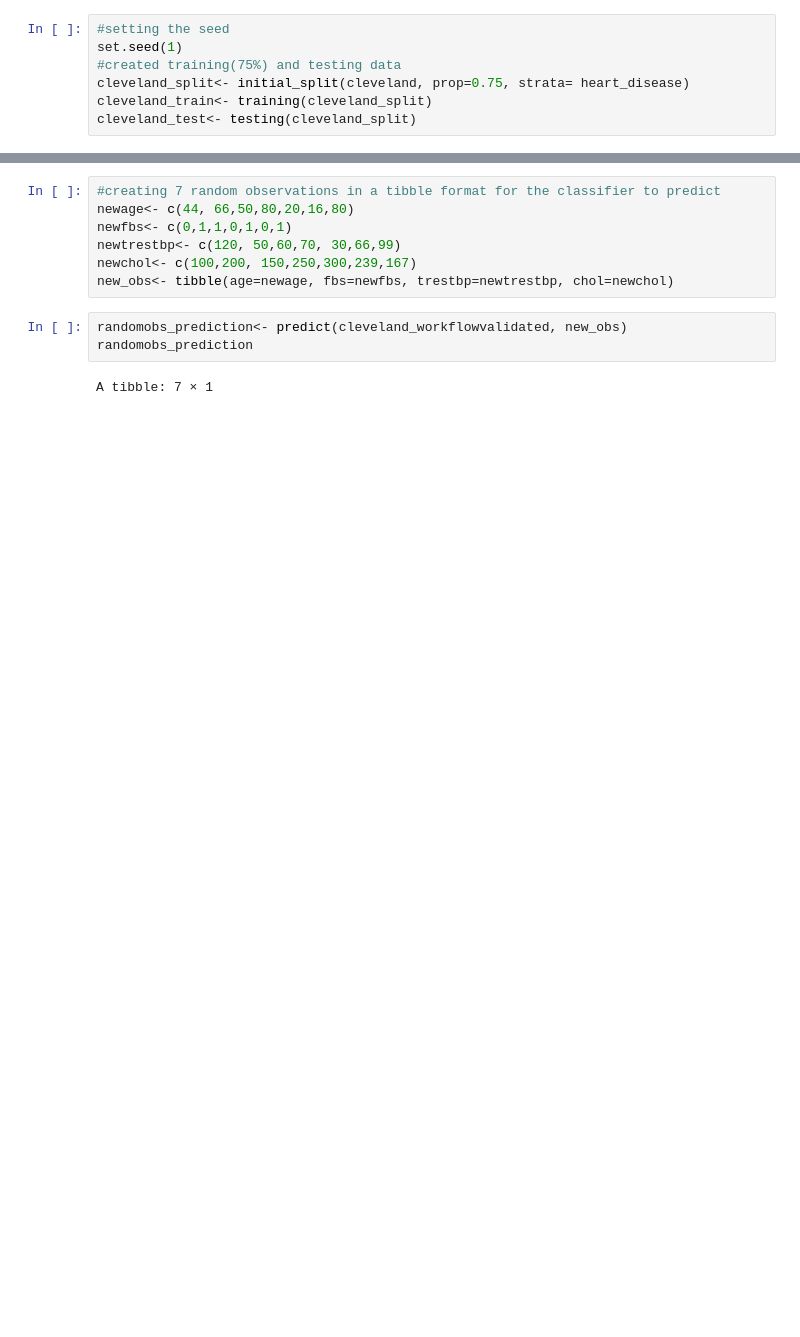
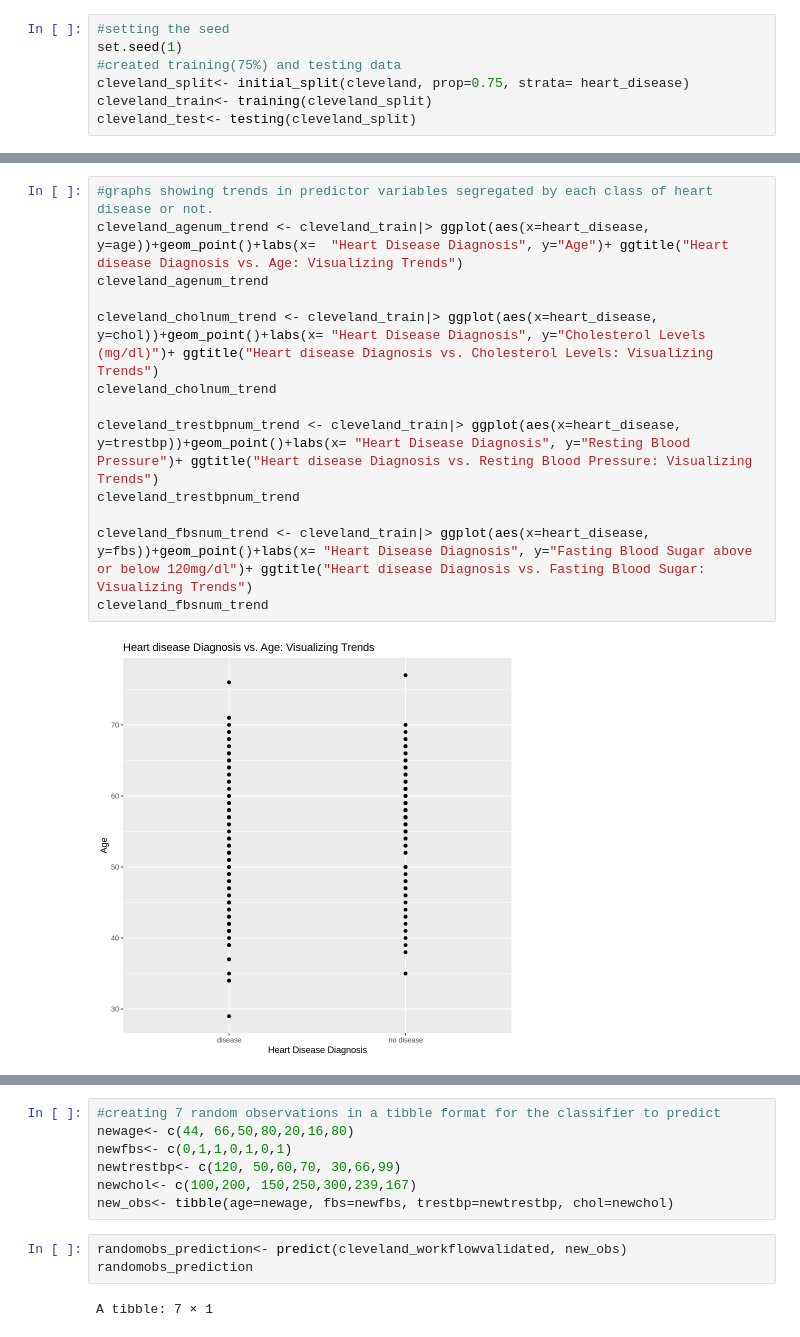
Before and after one commit to jainnsuhani/dsci-100-2023S1-group-21, a Jupyter notebook: heart_disease.ipynb, the cells around one changed output, grey strips where cells are left out. Drawn from its saved outputs; the diff is of its cells as text; blank space fills up the shorter version.

```diff
--- a/heart_disease.ipynb
+++ b/heart_disease.ipynb
@@ -316,0 +319,15 @@ cleveland_fbsnum_trend
+# %%
+#graphs showing trends in predictor variables segregated by each class of heart disease or not.
+cleveland_agenum_trend <- cleveland_train|> ggplot(aes(x=heart_disease, y=age))+geom_point()+labs(x=  "Heart Disease Diagnosis", y="Age")+ ggtitle("Heart disease Diagnosis vs. Age: Visualizing Trends")
+cleveland_agenum_trend
+
+cleveland_cholnum_trend <- cleveland_train|> ggplot(aes(x=heart_disease, y=chol))+geom_point()+labs(x= "Heart Disease Diagnosis", y="Cholesterol Levels (mg/dl)")+ ggtitle("Heart disease Diagnosis vs. Cholesterol Levels: Visualizing Trends")
+cleveland_cholnum_trend
+
+cleveland_trestbpnum_trend <- cleveland_train|> ggplot(aes(x=heart_disease, y=trestbp))+geom_point()+labs(x= "Heart Disease Diagnosis", y="Resting Blood Pressure")+ ggtitle("Heart disease Diagnosis vs. Resting Blood Pressure: Visualizing Trends")
+cleveland_trestbpnum_trend
+
+cleveland_fbsnum_trend <- cleveland_train|> ggplot(aes(x=heart_disease, y=fbs))+geom_point()+labs(x= "Heart Disease Diagnosis", y="Fasting Blood Sugar above or below 120mg/dl")+ ggtitle("Heart disease Diagnosis vs. Fasting Blood Sugar: Visualizing Trends")
+cleveland_fbsnum_trend
+# %% [output]
+[figure, added]
```
Also changed, not shown: parts of 23 cells of this notebook.
